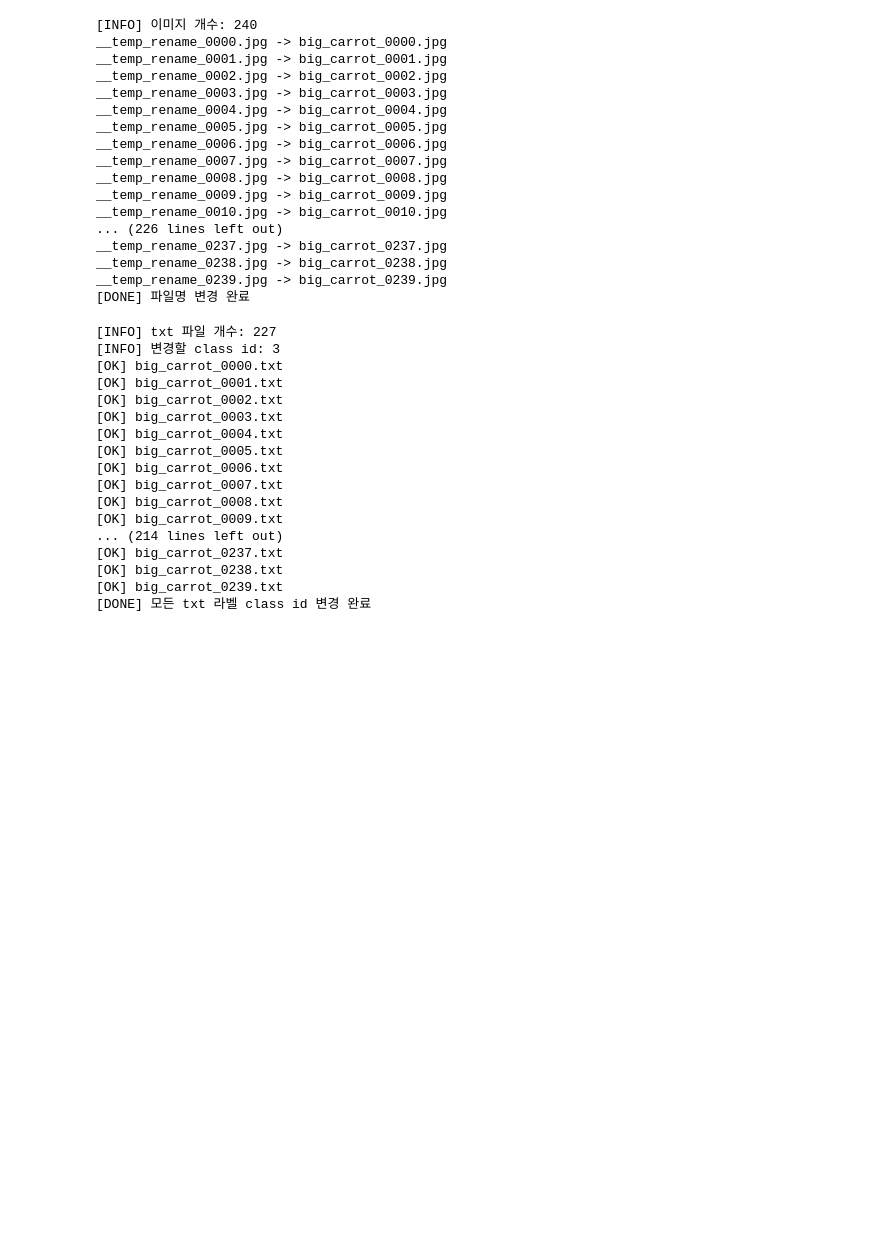
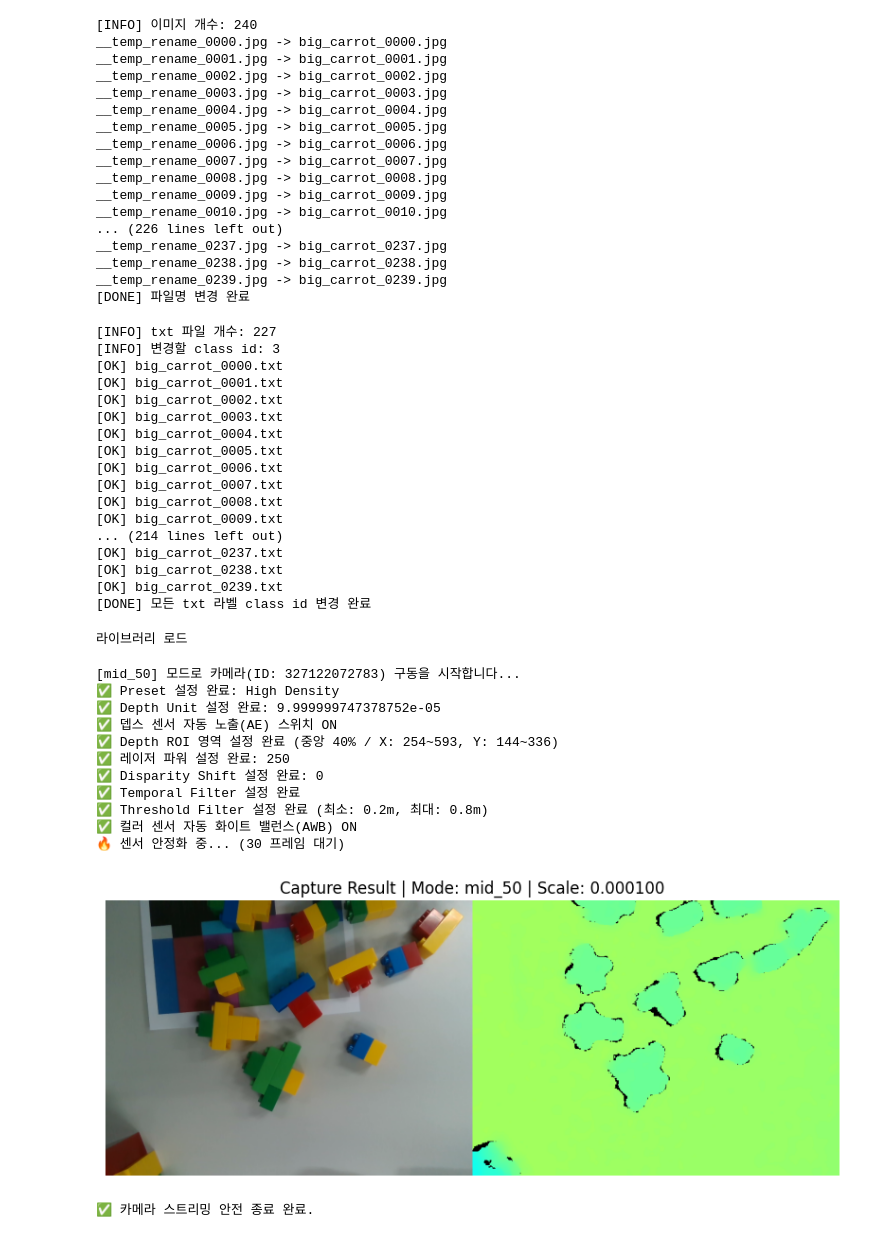
Before and after one commit to engineer0914/pointcloud_test, a Jupyter notebook: YOLO_dataset_maker.ipynb, the cells around one changed output. Cells and saved outputs as stored; diff of their text form; code cells hidden in the pictures; blank space fills up the shorter version.

```diff
--- a/YOLO_dataset_maker.ipynb
+++ b/YOLO_dataset_maker.ipynb
@@ -223,3 +223,51 @@ print("[DONE] 모든 txt 라벨 class id 변경 완료")
 [OK] big_carrot_0238.txt
 [OK] big_carrot_0239.txt
 [DONE] 모든 txt 라벨 class id 변경 완료
+# %%
+# scipy.ndimage.median_filter
+import os
+import yaml
+import numpy as np
+import cv2
+import pyrealsense2 as rs
+import matplotlib.pyplot as plt
+import pprint
+import open3d as o3d
+from sklearn.cluster import DBSCAN
+from ultralytics import YOLO
+import torch
+
+import INUVisionLib as ivl
+
+print("\n라이브러리 로드")
+# %% [output]
+라이브러리 로드
+# %%
+# 카메라 연결 확인
+devices = ivl.get_realsense_ids()
+target_serial = list(devices.keys())[0]
+
+# 8비트 RGB 이미지, 16비트 뎁스, 인트린직, 뎁스 스케일 출력
+# 카메라 모드 별로 설정 변경 가능
+
+color_rgb, depth, intrinsics, scale = ivl.capture_realsense_data(
+    serial_number=target_serial,
+    mode="mid_50",
+    visualize=True
+)
+
+color_img_bgr = cv2.cvtColor(color_rgb.copy(), cv2.COLOR_RGB2BGR)
+# %% [output]
+[mid_50] 모드로 카메라(ID: 327122072783) 구동을 시작합니다...
+✅ Preset 설정 완료: High Density
+✅ Depth Unit 설정 완료: 9.999999747378752e-05
+✅ 뎁스 센서 자동 노출(AE) 스위치 ON
+✅ Depth ROI 영역 설정 완료 (중앙 40% / X: 254~593, Y: 144~336)
+✅ 레이저 파워 설정 완료: 250
+✅ Disparity Shift 설정 완료: 0
+✅ Temporal Filter 설정 완료
+✅ Threshold Filter 설정 완료 (최소: 0.2m, 최대: 0.8m)
+✅ 컬러 센서 자동 화이트 밸런스(AWB) ON
+🔥 센서 안정화 중... (30 프레임 대기)
+[figure, added]
+✅ 카메라 스트리밍 안전 종료 완료.
```
Also changed, not shown: parts of 3 cells of this notebook, 4 other files.
